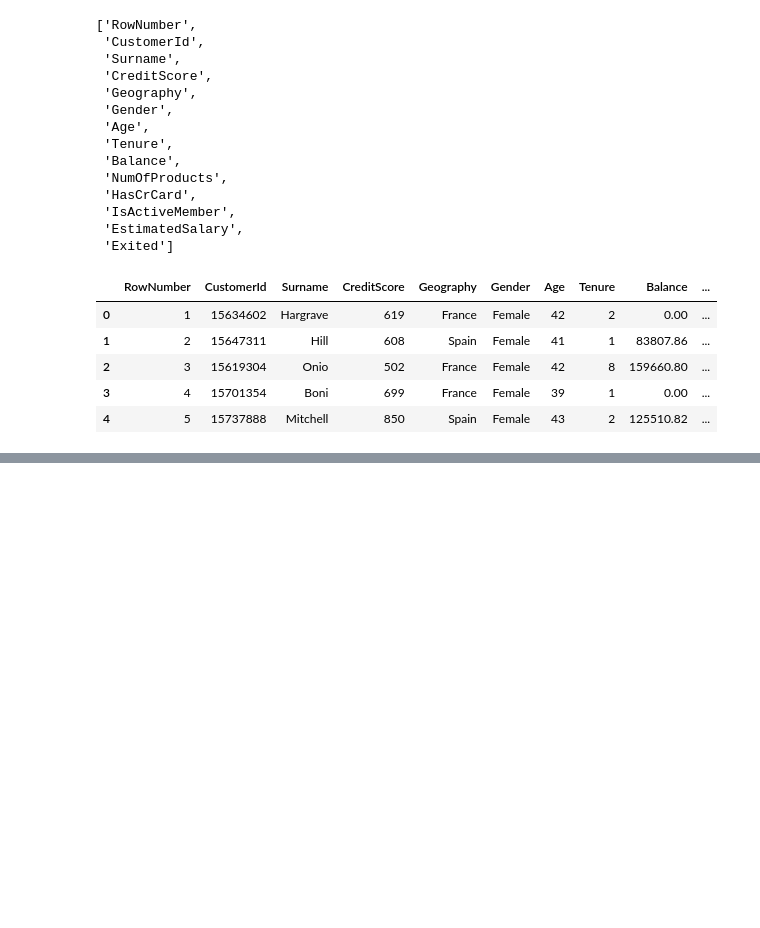
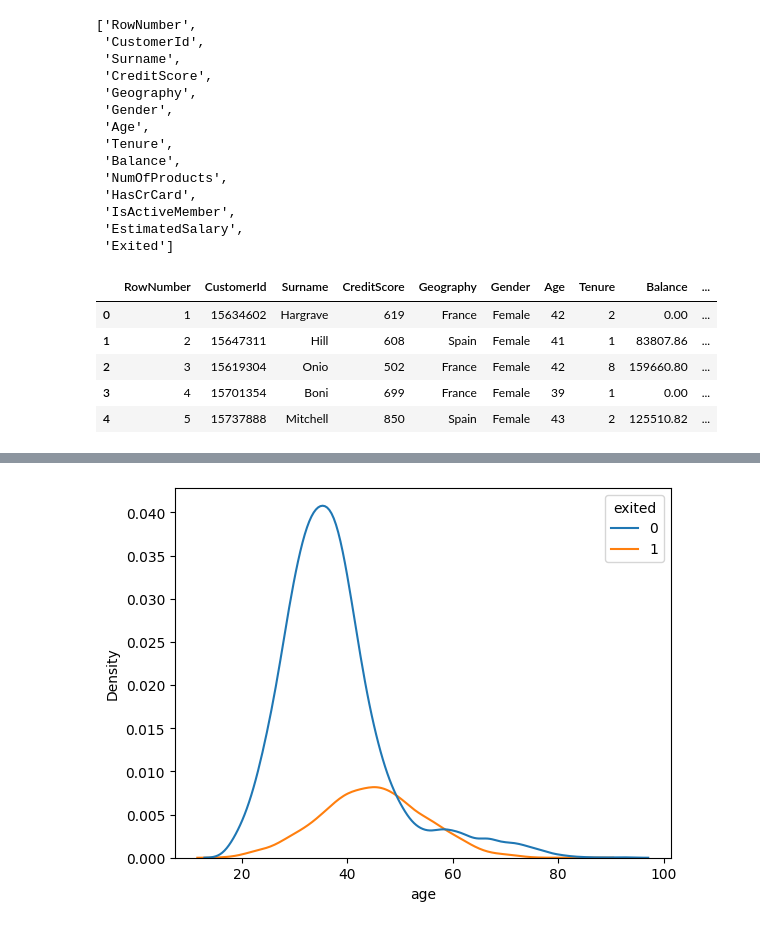
Before and after one commit to castroavila/machine_learning_i, a Jupyter notebook: projeto_aplicado.ipynb, the cells around one changed output, grey strips where cells are left out. Saved outputs shown, nothing was run; the diff lists cells and outputs as text; code cells hidden in the pictures; blank space fills up the shorter version.

```diff
--- a/projeto_aplicado.ipynb
+++ b/projeto_aplicado.ipynb
@@ -43,0 +132,6 @@ plt.show()
+# %%
+#Histograma com as idades dos clientes
+sns.kdeplot(x='age', data=dados, hue='exited')
+plt.show()
+# %% [output]
+[figure, added]
```
Also changed, not shown: parts of 13 cells of this notebook.
